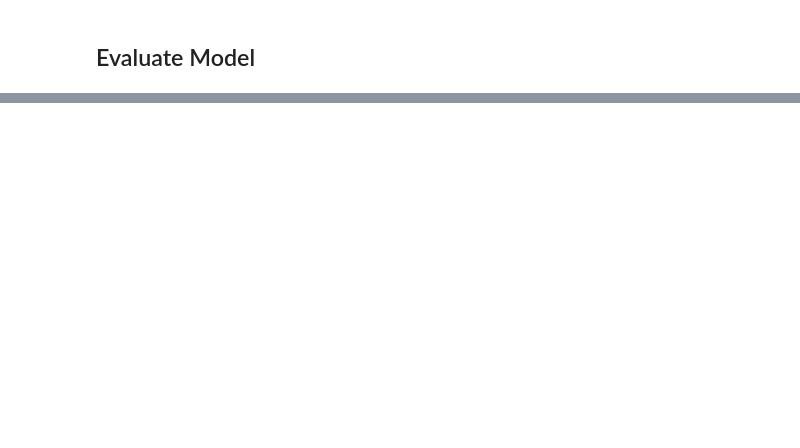
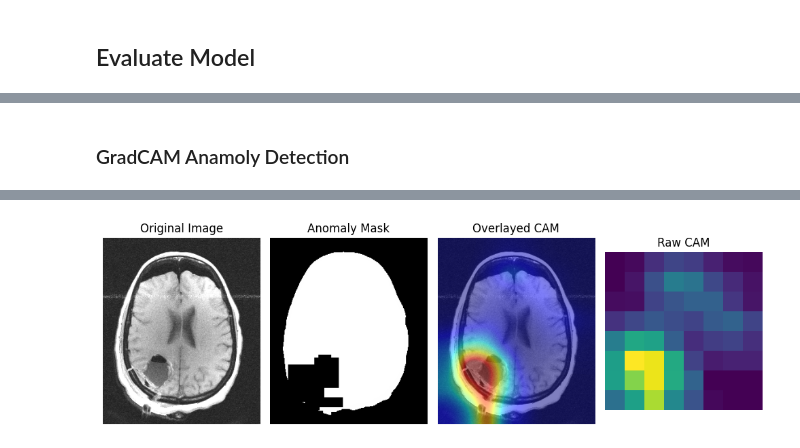
Before and after one commit to fehmisener/cutpaste-UADMI-seminar, a Jupyter notebook: main.ipynb, the cells around one changed output, grey strips where cells are left out. Cells and saved outputs as stored; diff of their text form; code cells hidden in the pictures; blank space fills up the shorter version.

```diff
--- a/main.ipynb
+++ b/main.ipynb
@@ -166,0 +276,50 @@ HPU available: False, using: 0 HPUs
+# %% [markdown]
+### GradCAM Anamoly Detection
+# %%
+from PIL import Image
+from torchcam.methods import GradCAM
+
+from torchvision import transforms
+from torchcam.utils import overlay_mask
+from torchvision.transforms.functional import to_pil_image
+
+transform = transforms.Compose(
+    [transforms.Resize(config["target_size"]), transforms.ToTensor()]
+)
+
+modelGrad = model.model.resnet18
+
+img_path = "./data/fastMRI/brain_mid_png/file_brain_AXT1_202_6000518.png"
+img = Image.open(img_path).convert("RGB")
+input_tensor = transform(img)
+
+
+with GradCAM(modelGrad) as cam_extractor:
+    out = modelGrad(input_tensor.unsqueeze(0))
+    activation_map = cam_extractor(out.squeeze(0).argmax().item(), out)
+
+fig, ax = plt.subplots(1, 4, figsize=(10, 5))
+
+ax[0].imshow(img)
+ax[0].axis("off")
+ax[0].set_title("Original Image")
+
+mask_path = img_path.replace("brain_mid_png", "brain_mid_anno_neg_png")
+ax[1].imshow(Image.open(mask_path).convert("RGB"))
+ax[1].axis("off")
+ax[1].set_title("Anomaly Mask")
+
+ax[2].imshow(
+    overlay_mask(img, to_pil_image(activation_map[0].squeeze(0), mode="F"), alpha=0.5)
+)
+ax[2].axis("off")
+ax[2].set_title("Overlayed CAM")
+
+
+ax[3].imshow(activation_map[0].squeeze(0).numpy())
+ax[3].axis("off")
+ax[3].set_title("Raw CAM")
+
+plt.tight_layout()
+plt.show()
+# %% [output]
@@ -166,0 +327 @@ HPU available: False, using: 0 HPUs
+[figure, added]
```
Also changed, not shown: parts of 9 cells of this notebook, 18 other files.
